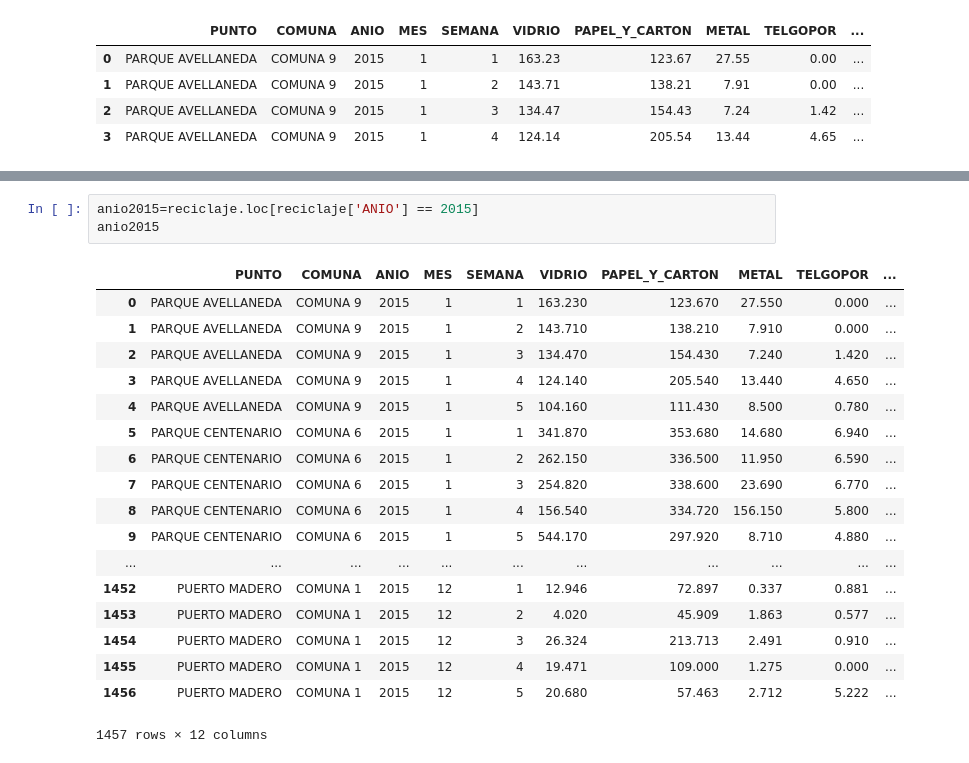
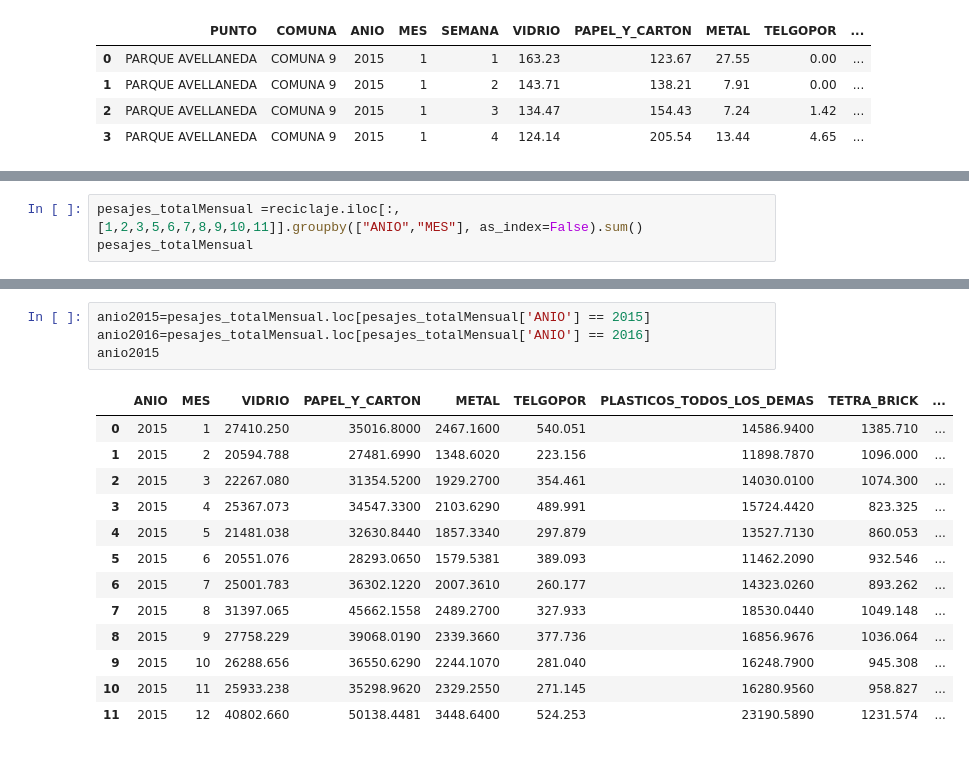
Before and after one commit to denisemartin28/reciclaje, a Jupyter notebook: TPAnalisis.ipynb, the cells around one changed output, grey strips where cells are left out. Cells and saved outputs as stored; diff of their text form.

```diff
--- a/TPAnalisis.ipynb
+++ b/TPAnalisis.ipynb
@@ -135,0 +98,3 @@ plt.show()
+# %%
+pesajes_totalMensual =reciclaje.iloc[:,[1,2,3,5,6,7,8,9,10,11]].groupby(["ANIO","MES"], as_index=False).sum()
+pesajes_totalMensual
@@ -136,22 +119,18 @@ plt.show()
 # %%
-anio2015=reciclaje.loc[reciclaje['ANIO'] == 2015]
+anio2015=pesajes_totalMensual.loc[pesajes_totalMensual['ANIO'] == 2015]
+anio2016=pesajes_totalMensual.loc[pesajes_totalMensual['ANIO'] == 2016]
 anio2015
 # %% [output]
-|  | PUNTO | COMUNA | ANIO | MES | SEMANA | VIDRIO | PAPEL_Y_CARTON | METAL | TELGOPOR | ... |
-| 0 | PARQUE AVELLANEDA | COMUNA 9 | 2015 | 1 | 1 | 163.230 | 123.670 | 27.550 | 0.000 | ... |
-| 1 | PARQUE AVELLANEDA | COMUNA 9 | 2015 | 1 | 2 | 143.710 | 138.210 | 7.910 | 0.000 | ... |
-| 2 | PARQUE AVELLANEDA | COMUNA 9 | 2015 | 1 | 3 | 134.470 | 154.430 | 7.240 | 1.420 | ... |
-| 3 | PARQUE AVELLANEDA | COMUNA 9 | 2015 | 1 | 4 | 124.140 | 205.540 | 13.440 | 4.650 | ... |
-| 4 | PARQUE AVELLANEDA | COMUNA 9 | 2015 | 1 | 5 | 104.160 | 111.430 | 8.500 | 0.780 | ... |
-| 5 | PARQUE CENTENARIO | COMUNA 6 | 2015 | 1 | 1 | 341.870 | 353.680 | 14.680 | 6.940 | ... |
-| 6 | PARQUE CENTENARIO | COMUNA 6 | 2015 | 1 | 2 | 262.150 | 336.500 | 11.950 | 6.590 | ... |
-| 7 | PARQUE CENTENARIO | COMUNA 6 | 2015 | 1 | 3 | 254.820 | 338.600 | 23.690 | 6.770 | ... |
-| 8 | PARQUE CENTENARIO | COMUNA 6 | 2015 | 1 | 4 | 156.540 | 334.720 | 156.150 | 5.800 | ... |
-| 9 | PARQUE CENTENARIO | COMUNA 6 | 2015 | 1 | 5 | 544.170 | 297.920 | 8.710 | 4.880 | ... |
-| ... | ... | ... | ... | ... | ... | ... | ... | ... | ... | ... |
-| 1452 | PUERTO MADERO | COMUNA 1 | 2015 | 12 | 1 | 12.946 | 72.897 | 0.337 | 0.881 | ... |
-| 1453 | PUERTO MADERO | COMUNA 1 | 2015 | 12 | 2 | 4.020 | 45.909 | 1.863 | 0.577 | ... |
-| 1454 | PUERTO MADERO | COMUNA 1 | 2015 | 12 | 3 | 26.324 | 213.713 | 2.491 | 0.910 | ... |
-| 1455 | PUERTO MADERO | COMUNA 1 | 2015 | 12 | 4 | 19.471 | 109.000 | 1.275 | 0.000 | ... |
-| 1456 | PUERTO MADERO | COMUNA 1 | 2015 | 12 | 5 | 20.680 | 57.463 | 2.712 | 5.222 | ... |
+|  | ANIO | MES | VIDRIO | PAPEL_Y_CARTON | METAL | TELGOPOR | PLASTICOS_TODOS_LOS_DEMAS | TETRA_BRICK | ... |
+| 0 | 2015 | 1 | 27410.250 | 35016.8000 | 2467.1600 | 540.051 | 14586.9400 | 1385.710 | ... |
+| 1 | 2015 | 2 | 20594.788 | 27481.6990 | 1348.6020 | 223.156 | 11898.7870 | 1096.000 | ... |
+| 2 | 2015 | 3 | 22267.080 | 31354.5200 | 1929.2700 | 354.461 | 14030.0100 | 1074.300 | ... |
+| 3 | 2015 | 4 | 25367.073 | 34547.3300 | 2103.6290 | 489.991 | 15724.4420 | 823.325 | ... |
+| 4 | 2015 | 5 | 21481.038 | 32630.8440 | 1857.3340 | 297.879 | 13527.7130 | 860.053 | ... |
+| 5 | 2015 | 6 | 20551.076 | 28293.0650 | 1579.5381 | 389.093 | 11462.2090 | 932.546 | ... |
+| 6 | 2015 | 7 | 25001.783 | 36302.1220 | 2007.3610 | 260.177 | 14323.0260 | 893.262 | ... |
+| 7 | 2015 | 8 | 31397.065 | 45662.1558 | 2489.2700 | 327.933 | 18530.0440 | 1049.148 | ... |
+| 8 | 2015 | 9 | 27758.229 | 39068.0190 | 2339.3660 | 377.736 | 16856.9676 | 1036.064 | ... |
+| 9 | 2015 | 10 | 26288.656 | 36550.6290 | 2244.1070 | 281.040 | 16248.7900 | 945.308 | ... |
+| 10 | 2015 | 11 | 25933.238 | 35298.9620 | 2329.2550 | 271.145 | 16280.9560 | 958.827 | ... |
+| 11 | 2015 | 12 | 40802.660 | 50138.4481 | 3448.6400 | 524.253 | 23190.5890 | 1231.574 | ... |
-1457 rows × 12 columns
```
Also changed, not shown: parts of 14 cells of this notebook.
